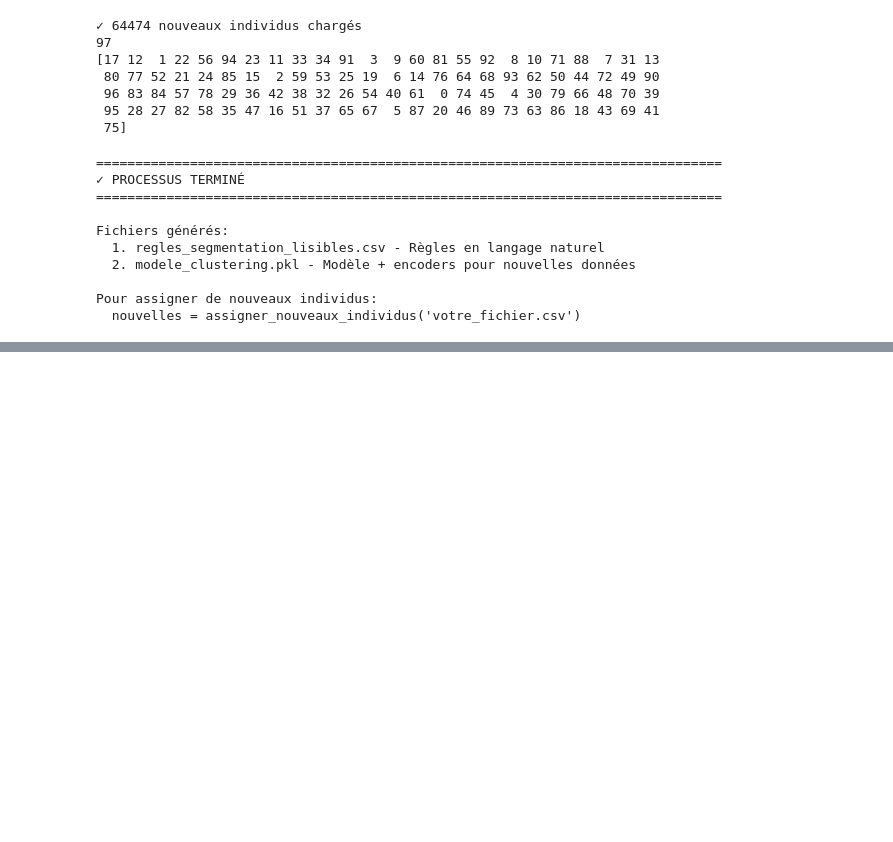
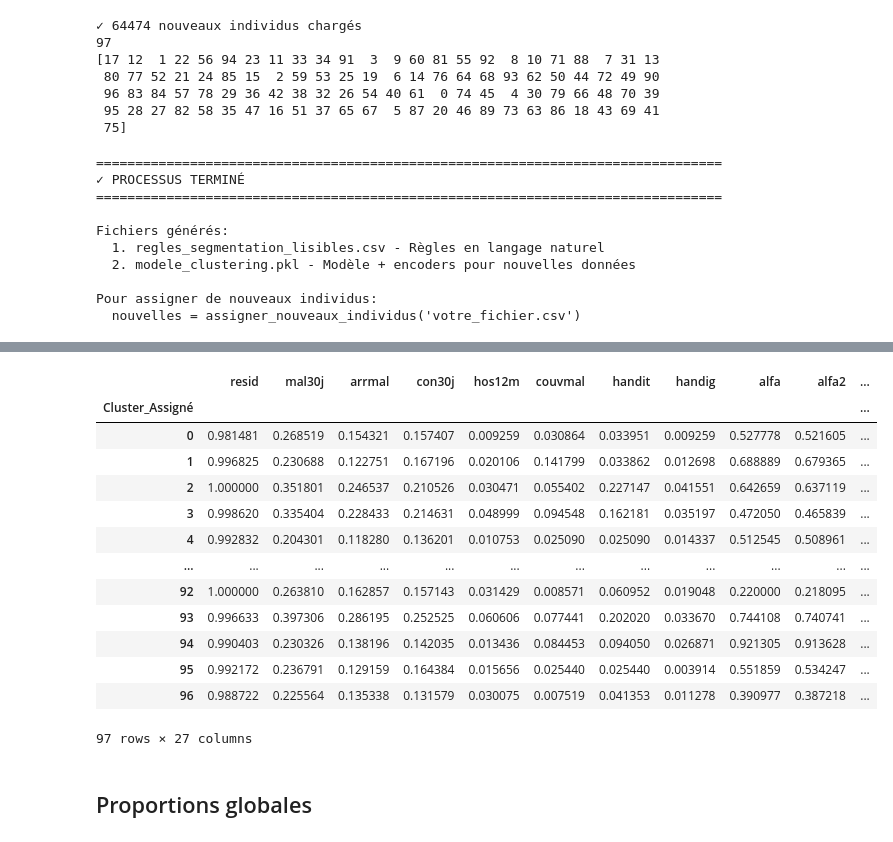
Before and after one commit to Didi17ane/Tyli_DataViz, a Jupyter notebook: SCORING/decisiontree.ipynb, the cells around one changed output, grey strips where cells are left out. Cells and saved outputs as stored; diff of their text form; code cells hidden in the pictures; blank space fills up the shorter version.

```diff
--- a/SCORING/decisiontree.ipynb
+++ b/SCORING/decisiontree.ipynb
@@ -537,0 +738,36 @@ Pour assigner de nouveaux individus:
+# %%
+df_anstat = df_anstat.copy()
+
+# pour chaque variable binaire : convertir Oui/Non en 1/0, puis en numérique
+for col in variables_binaires:
+    # si c'est du texte Oui/Non
+    if df_anstat[col].dtype == "object":
+        df_anstat[col] = df_anstat[col].str.strip().str.lower()
+        df_anstat[col] = df_anstat[col].map({"oui": 1, "non": 0})
+    # dans tous les cas, forcer en numérique (garde 0/1, convertit le reste en NaN)
+    df_anstat[col] = pd.to_numeric(df_anstat[col], errors="coerce")
+# %%
+# Proportions pour les binaires (moyenne = part de 1)
+props_bin = (
+    df_anstat
+    .groupby("Cluster_Assigné")[variables_binaires]
+    .mean()   # valeurs entre 0 et 1
+)
+props_bin
+# %% [output]
+|  | resid | mal30j | arrmal | con30j | hos12m | couvmal | handit | handig | alfa | alfa2 | ... |
+| Cluster_Assigné |  |  |  |  |  |  |  |  |  |  | ... |
+| 0 | 0.981481 | 0.268519 | 0.154321 | 0.157407 | 0.009259 | 0.030864 | 0.033951 | 0.009259 | 0.527778 | 0.521605 | ... |
+| 1 | 0.996825 | 0.230688 | 0.122751 | 0.167196 | 0.020106 | 0.141799 | 0.033862 | 0.012698 | 0.688889 | 0.679365 | ... |
+| 2 | 1.000000 | 0.351801 | 0.246537 | 0.210526 | 0.030471 | 0.055402 | 0.227147 | 0.041551 | 0.642659 | 0.637119 | ... |
+| 3 | 0.998620 | 0.335404 | 0.228433 | 0.214631 | 0.048999 | 0.094548 | 0.162181 | 0.035197 | 0.472050 | 0.465839 | ... |
+| 4 | 0.992832 | 0.204301 | 0.118280 | 0.136201 | 0.010753 | 0.025090 | 0.025090 | 0.014337 | 0.512545 | 0.508961 | ... |
+| ... | ... | ... | ... | ... | ... | ... | ... | ... | ... | ... | ... |
+| 92 | 1.000000 | 0.263810 | 0.162857 | 0.157143 | 0.031429 | 0.008571 | 0.060952 | 0.019048 | 0.220000 | 0.218095 | ... |
+| 93 | 0.996633 | 0.397306 | 0.286195 | 0.252525 | 0.060606 | 0.077441 | 0.202020 | 0.033670 | 0.744108 | 0.740741 | ... |
+| 94 | 0.990403 | 0.230326 | 0.138196 | 0.142035 | 0.013436 | 0.084453 | 0.094050 | 0.026871 | 0.921305 | 0.913628 | ... |
+| 95 | 0.992172 | 0.236791 | 0.129159 | 0.164384 | 0.015656 | 0.025440 | 0.025440 | 0.003914 | 0.551859 | 0.534247 | ... |
+| 96 | 0.988722 | 0.225564 | 0.135338 | 0.131579 | 0.030075 | 0.007519 | 0.041353 | 0.011278 | 0.390977 | 0.387218 | ... |
+97 rows × 27 columns
+# %% [markdown]
+## Proportions globales
```
Also changed, not shown: parts of 23 cells of this notebook, 1 other file.
